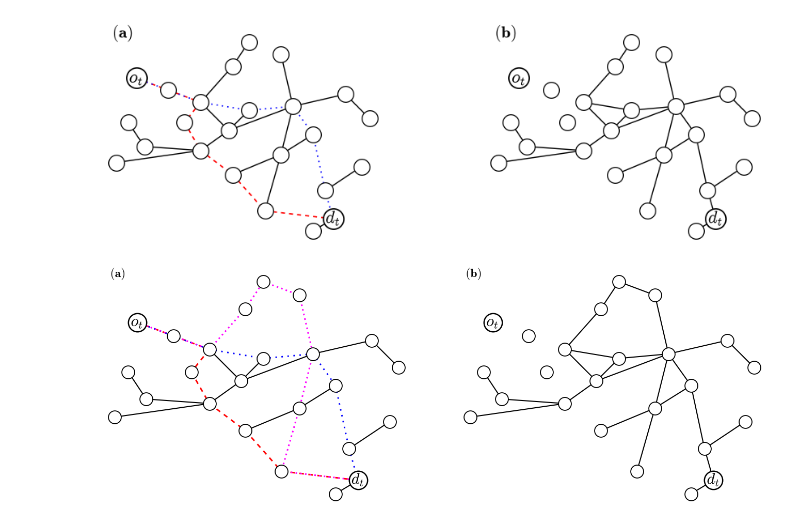
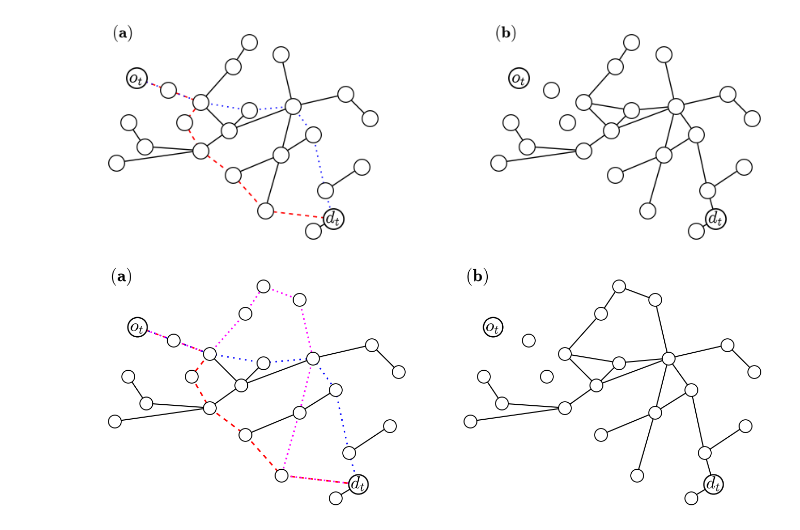
Before and after one commit to VictorFrancheto/refinamento_imagens, a Jupyter notebook: imagens_artigo.ipynb, the cells around one changed output. Cells and saved outputs as stored; diff of their text form; code cells hidden in the pictures.

```diff
--- a/imagens_artigo.ipynb
+++ b/imagens_artigo.ipynb
@@ -1878,14 +1878,14 @@ NODE_SIZE = 320
 NODE_EDGE_LW = 1.3
 
 # Tamanho especial apenas para o_t e d_t
-SPECIAL_NODE_SIZE = 650
+SPECIAL_NODE_SIZE = 730
 SPECIAL_NODE_EDGE_LW = 1.8
-SPECIAL_LABEL_FS = 22
+SPECIAL_LABEL_FS = 25
 
 BASE_LW = 1.5
 PATH_LW = 2.1
-LABEL_FS = 15
-PANEL_FS = 17
+LABEL_FS = 25
+PANEL_FS = 25
 
 # --- Coordenadas dos nos (cluster central + ramos perifericos) ---
 pos = {
@@ -2142,31 +2142,31 @@ for u, v in remaining_edges:
 
 draw_nodes(ax2, pos)
 
 ax2.text(
     -4.0,
     3.0,
     r'$\mathbf{(b)}$',
     fontsize=PANEL_FS
 )
 
 
 # =========================================================
 # Salvamento
 # =========================================================
 
 plt.savefig(
     "spp_diagram_horizontal.png",
     dpi=400,
     bbox_inches='tight',
     pad_inches=0.2
 )
 
 plt.savefig(
     "spp_diagram_horizontal.pdf",
     bbox_inches='tight',
     pad_inches=0.2
 )
 
 plt.show()
 # %% [output]
-[figure, old version]
+[figure, new version]
```
Also changed, not shown: 3 other files.
